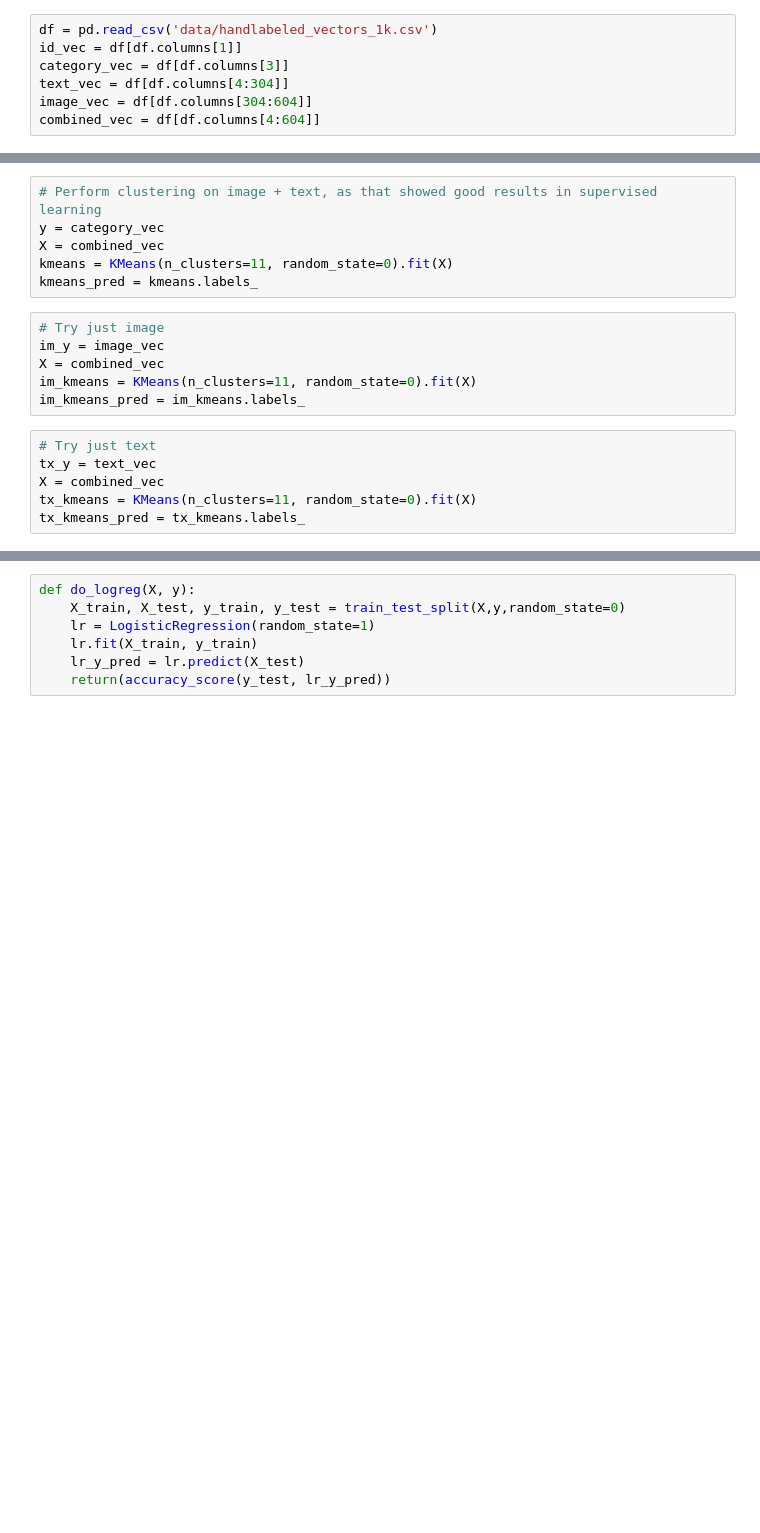
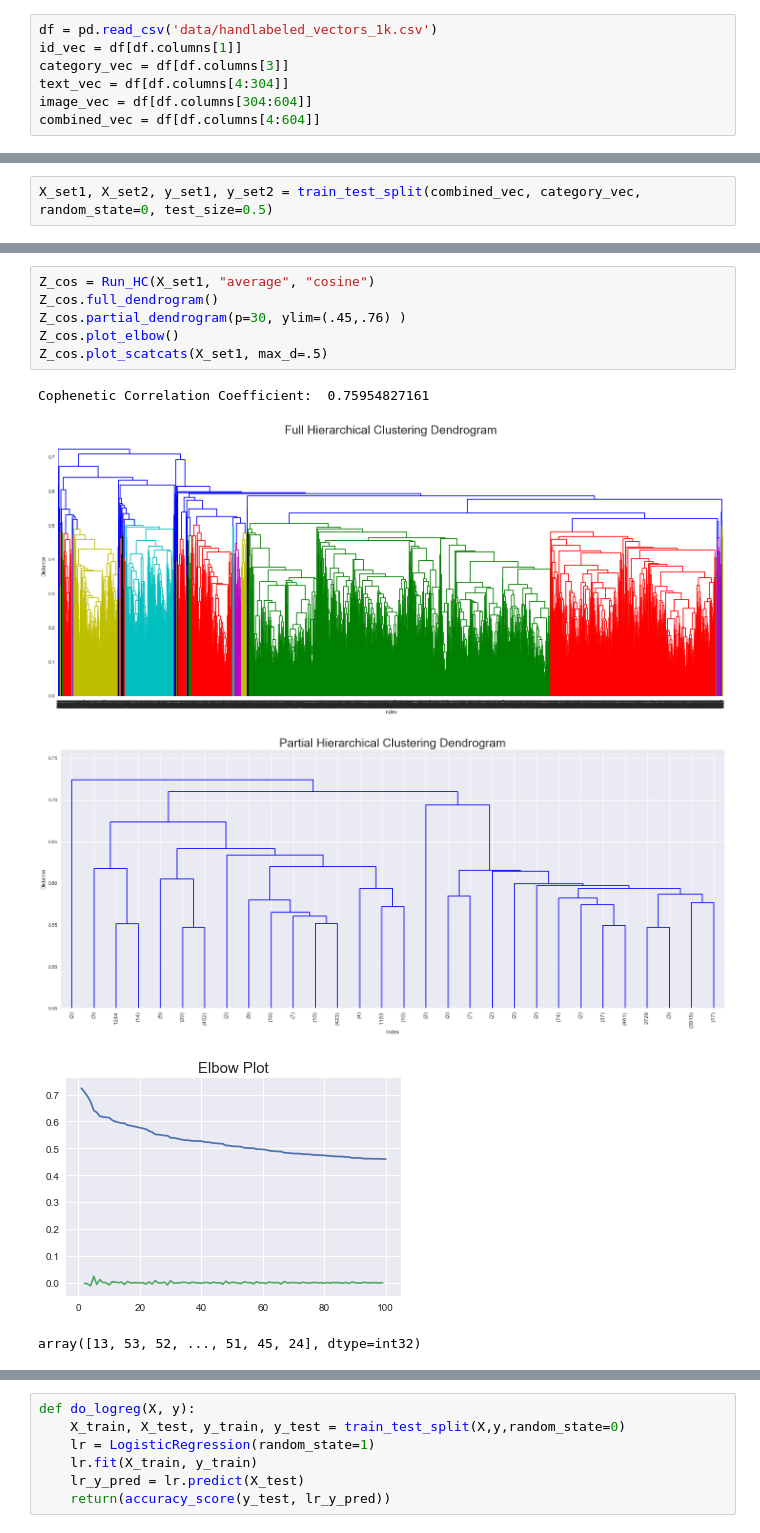
Before and after one commit to janelleszary/intuiShop, a Jupyter notebook: cluster_features.ipynb, the cells around one changed output, grey strips where cells are left out. Cells and saved outputs as stored; diff of their text form; blank space fills up the shorter version.

Commit message:
Uses hierarchical clustering for unsupervised clustering.

```diff
--- a/cluster_features.ipynb
+++ b/cluster_features.ipynb
@@ -40,18 +39,0 @@ combined_vec = df[df.columns[4:604]]
-# %%
-# Perform clustering on image + text, as that showed good results in supervised learning
-y = category_vec
-X = combined_vec
-kmeans = KMeans(n_clusters=11, random_state=0).fit(X)
-kmeans_pred = kmeans.labels_
-# %%
-# Try just image
-im_y = image_vec
-X = combined_vec
-im_kmeans = KMeans(n_clusters=11, random_state=0).fit(X)
-im_kmeans_pred = im_kmeans.labels_
-# %%
-# Try just text
-tx_y = text_vec
-X = combined_vec
-tx_kmeans = KMeans(n_clusters=11, random_state=0).fit(X)
-tx_kmeans_pred = tx_kmeans.labels_
@@ -57,0 +42,2 @@ tx_kmeans_pred = tx_kmeans.labels_
+# %%
+X_set1, X_set2, y_set1, y_set2 = train_test_split(combined_vec, category_vec, random_state=0, test_size=0.5)
@@ -57,0 +117,12 @@ tx_kmeans_pred = tx_kmeans.labels_
+# %%
+Z_cos = Run_HC(X_set1, "average", "cosine")
+Z_cos.full_dendrogram()
+Z_cos.partial_dendrogram(p=30, ylim=(.45,.76) )
+Z_cos.plot_elbow()
+Z_cos.plot_scatcats(X_set1, max_d=.5)
+# %% [output]
+Cophenetic Correlation Coefficient:  0.75954827161
+[figure, added]
+[figure, added]
+[figure, added]
+array([13, 53, 52, ..., 51, 45, 24], dtype=int32)
```
Also changed, not shown: parts of 37 cells of this notebook, 1 other file.
